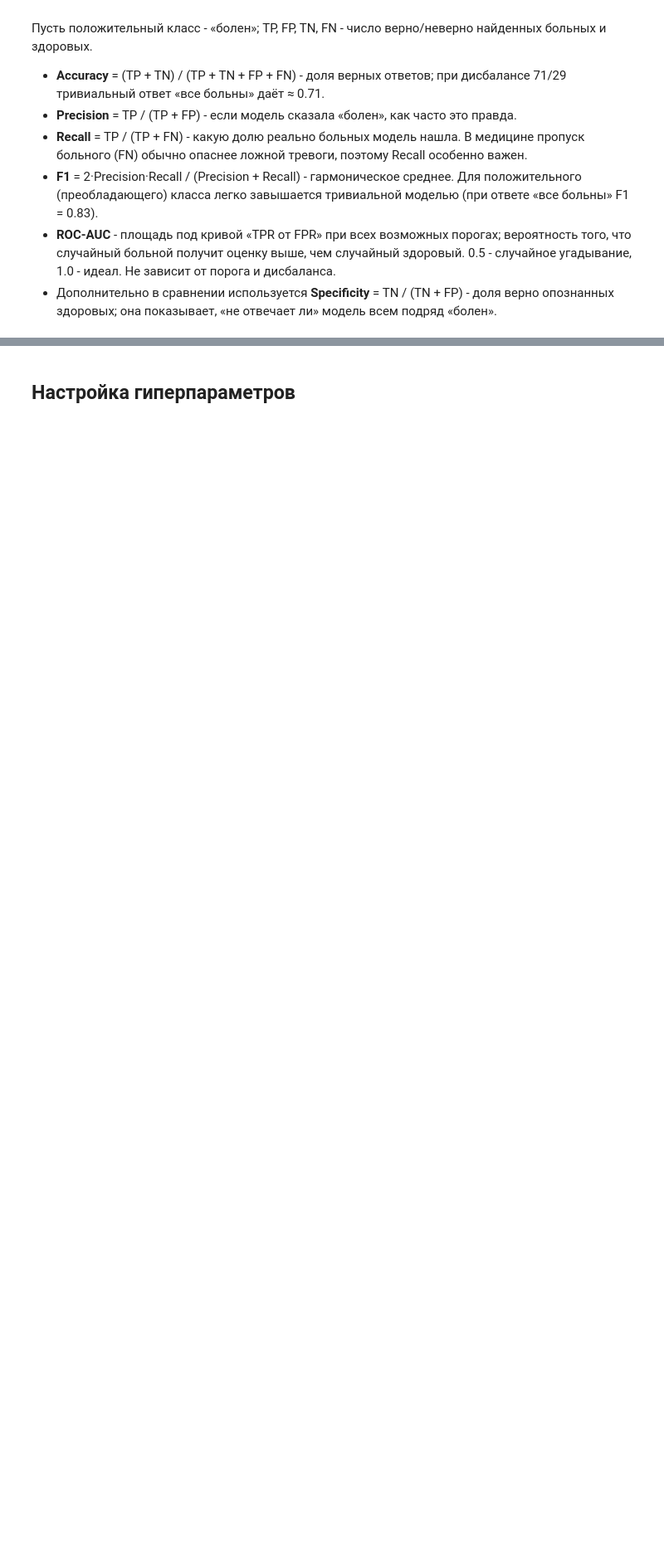
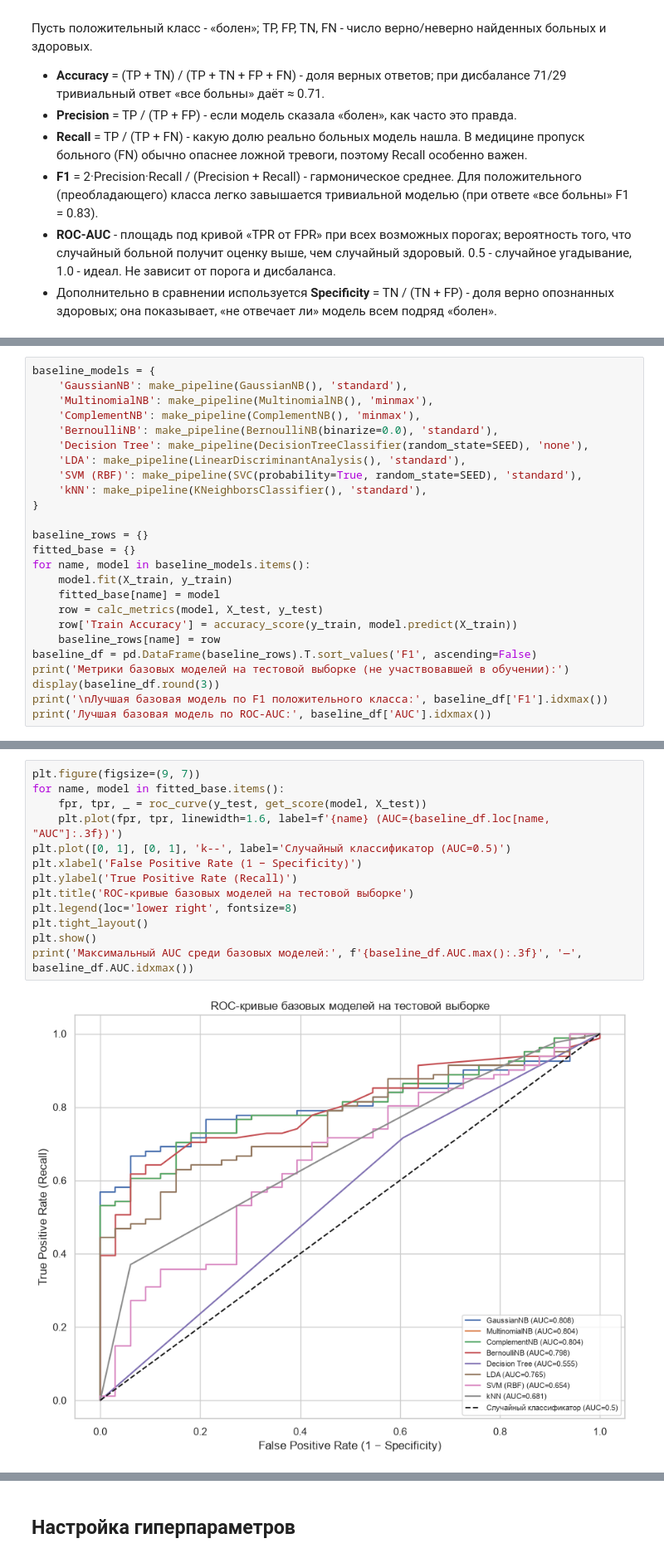
Before and after one commit to violllin/lab2_classification, a Jupyter notebook: lab2.ipynb, the cells around one changed output, grey strips where cells are left out. Shown at 83% size. Saved outputs shown, nothing was run; the diff lists cells and outputs as text; blank space fills up the shorter version.

```diff
--- a/lab2.ipynb
+++ b/lab2.ipynb
@@ -249,0 +372,25 @@ summary
+# %%
+baseline_models = {
+    'GaussianNB': make_pipeline(GaussianNB(), 'standard'),
+    'MultinomialNB': make_pipeline(MultinomialNB(), 'minmax'),
+    'ComplementNB': make_pipeline(ComplementNB(), 'minmax'),
+    'BernoulliNB': make_pipeline(BernoulliNB(binarize=0.0), 'standard'),
+    'Decision Tree': make_pipeline(DecisionTreeClassifier(random_state=SEED), 'none'),
+    'LDA': make_pipeline(LinearDiscriminantAnalysis(), 'standard'),
+    'SVM (RBF)': make_pipeline(SVC(probability=True, random_state=SEED), 'standard'),
+    'kNN': make_pipeline(KNeighborsClassifier(), 'standard'),
+}
+
+baseline_rows = {}
+fitted_base = {}
+for name, model in baseline_models.items():
+    model.fit(X_train, y_train)
+    fitted_base[name] = model
+    row = calc_metrics(model, X_test, y_test)
+    row['Train Accuracy'] = accuracy_score(y_train, model.predict(X_train))
+    baseline_rows[name] = row
+baseline_df = pd.DataFrame(baseline_rows).T.sort_values('F1', ascending=False)
+print('Метрики базовых моделей на тестовой выборке (не участвовавшей в обучении):')
+display(baseline_df.round(3))
+print('\nЛучшая базовая модель по F1 положительного класса:', baseline_df['F1'].idxmax())
+print('Лучшая базовая модель по ROC-AUC:', baseline_df['AUC'].idxmax())
@@ -249,0 +439,15 @@ summary
+# %%
+plt.figure(figsize=(9, 7))
+for name, model in fitted_base.items():
+    fpr, tpr, _ = roc_curve(y_test, get_score(model, X_test))
+    plt.plot(fpr, tpr, linewidth=1.6, label=f'{name} (AUC={baseline_df.loc[name, "AUC"]:.3f})')
+plt.plot([0, 1], [0, 1], 'k--', label='Случайный классификатор (AUC=0.5)')
+plt.xlabel('False Positive Rate (1 − Specificity)')
+plt.ylabel('True Positive Rate (Recall)')
+plt.title('ROC-кривые базовых моделей на тестовой выборке')
+plt.legend(loc='lower right', fontsize=8)
+plt.tight_layout()
+plt.show()
+print('Максимальный AUC среди базовых моделей:', f'{baseline_df.AUC.max():.3f}', '—', baseline_df.AUC.idxmax())
+# %% [output]
+[figure, added]
```
Also changed, not shown: parts of 22 cells of this notebook.
